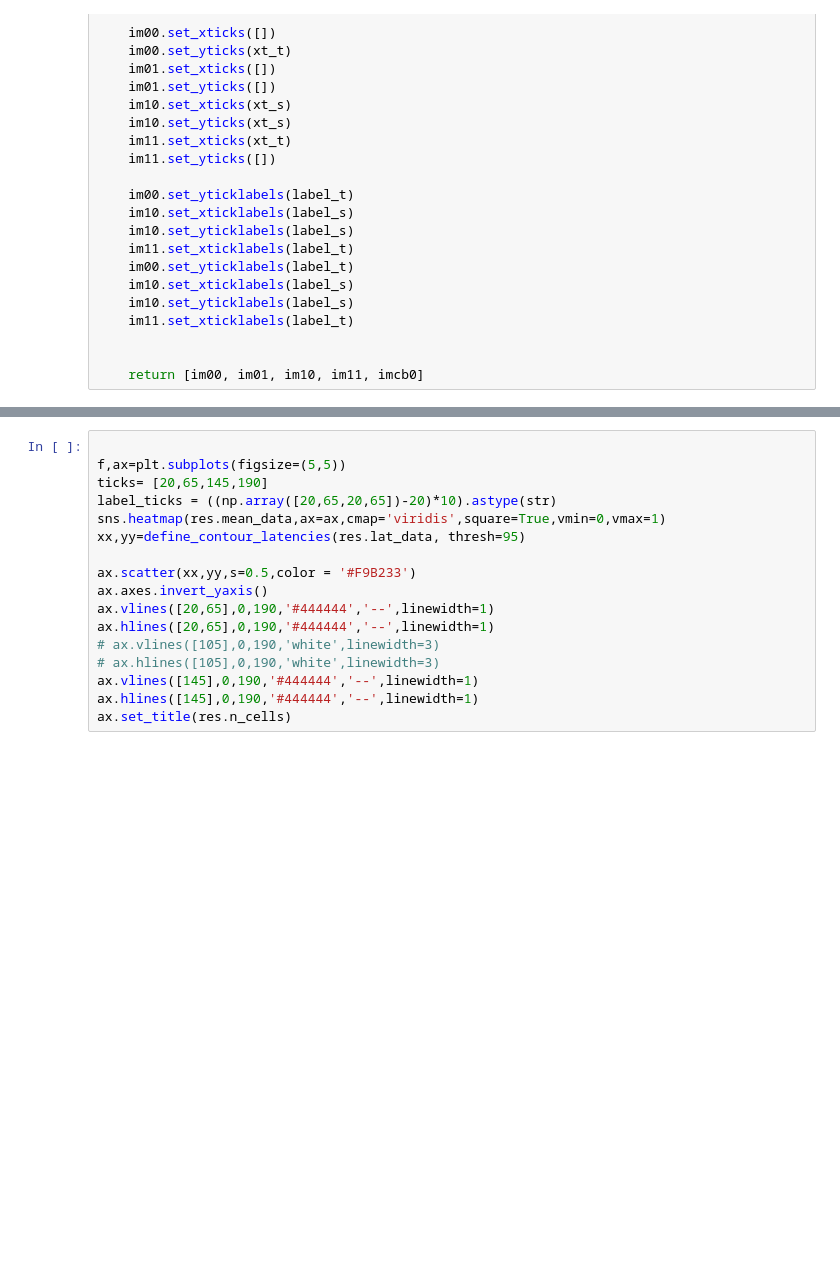
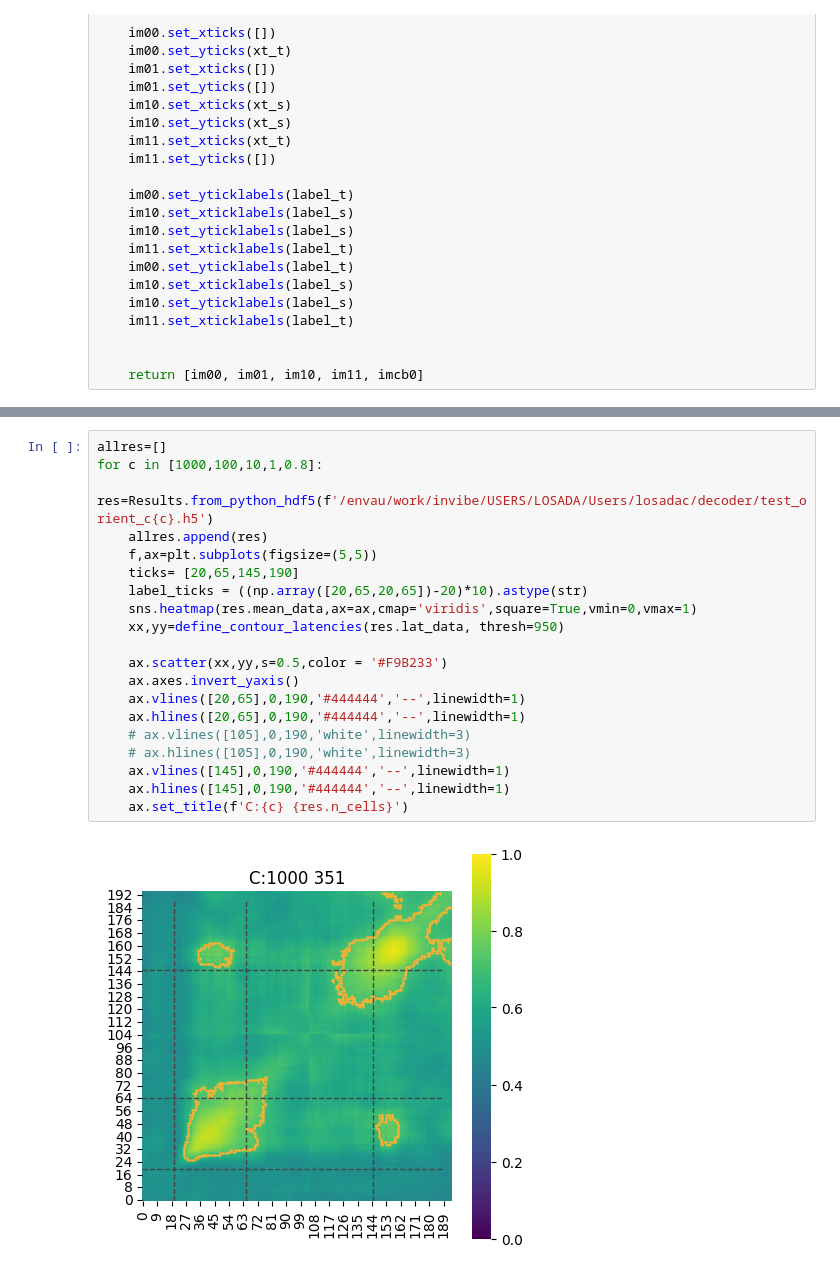
Before and after one commit to Ibos-lab/Users, a Jupyter notebook: losadac/decoder/test_param_c.ipynb, the cells around one changed output, grey strips where cells are left out. Drawn from its saved outputs; the diff is of its cells as text; blank space fills up the shorter version.

```diff
--- a/losadac/decoder/test_param_c.ipynb
+++ b/losadac/decoder/test_param_c.ipynb
@@ -110,17 +241,22 @@ ax.plot(res.list_mean_w[:384],color='k')
 # %%
+allres=[]
+for c in [1000,100,10,1,0.8]:
+    res=Results.from_python_hdf5(f'/envau/work/invibe/USERS/LOSADA/Users/losadac/decoder/test_orient_c{c}.h5')
+    allres.append(res)
+    f,ax=plt.subplots(figsize=(5,5))
+    ticks= [20,65,145,190]
+    label_ticks = ((np.array([20,65,20,65])-20)*10).astype(str)
+    sns.heatmap(res.mean_data,ax=ax,cmap='viridis',square=True,vmin=0,vmax=1)
+    xx,yy=define_contour_latencies(res.lat_data, thresh=950)
 
-f,ax=plt.subplots(figsize=(5,5))
-ticks= [20,65,145,190]
-label_ticks = ((np.array([20,65,20,65])-20)*10).astype(str)
-sns.heatmap(res.mean_data,ax=ax,cmap='viridis',square=True,vmin=0,vmax=1)
-xx,yy=define_contour_latencies(res.lat_data, thresh=95)
-
-ax.scatter(xx,yy,s=0.5,color = '#F9B233')
-ax.axes.invert_yaxis()
-ax.vlines([20,65],0,190,'#444444','--',linewidth=1)
-ax.hlines([20,65],0,190,'#444444','--',linewidth=1)
-# ax.vlines([105],0,190,'white',linewidth=3)
-# ax.hlines([105],0,190,'white',linewidth=3)
-ax.vlines([145],0,190,'#444444','--',linewidth=1)
-ax.hlines([145],0,190,'#444444','--',linewidth=1)
-ax.set_title(res.n_cells)
+    ax.scatter(xx,yy,s=0.5,color = '#F9B233')
+    ax.axes.invert_yaxis()
+    ax.vlines([20,65],0,190,'#444444','--',linewidth=1)
+    ax.hlines([20,65],0,190,'#444444','--',linewidth=1)
+    # ax.vlines([105],0,190,'white',linewidth=3)
+    # ax.hlines([105],0,190,'white',linewidth=3)
+    ax.vlines([145],0,190,'#444444','--',linewidth=1)
+    ax.hlines([145],0,190,'#444444','--',linewidth=1)
+    ax.set_title(f'C:{c} {res.n_cells}')
+# %% [output]
+[figure, added]
```
Also changed, not shown: parts of 7 cells of this notebook, 1 other file.
